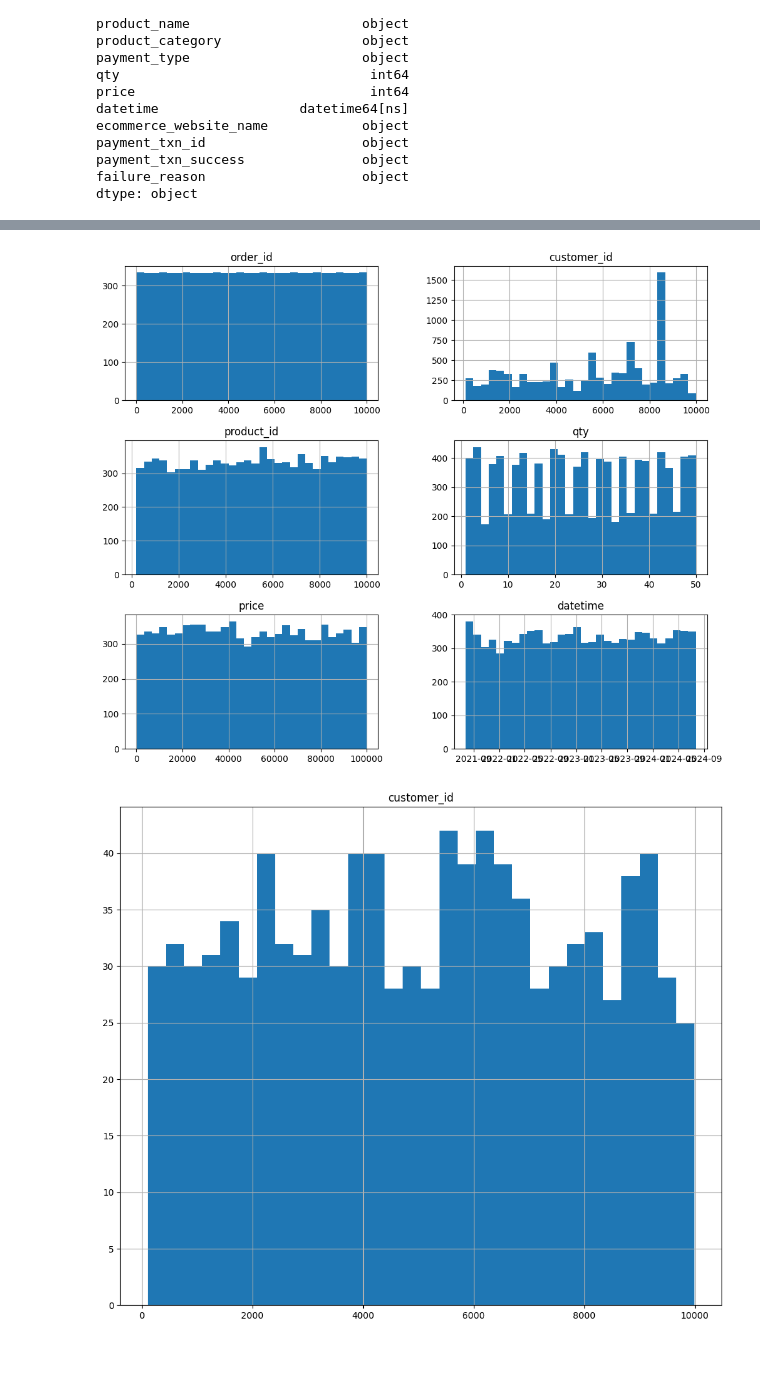
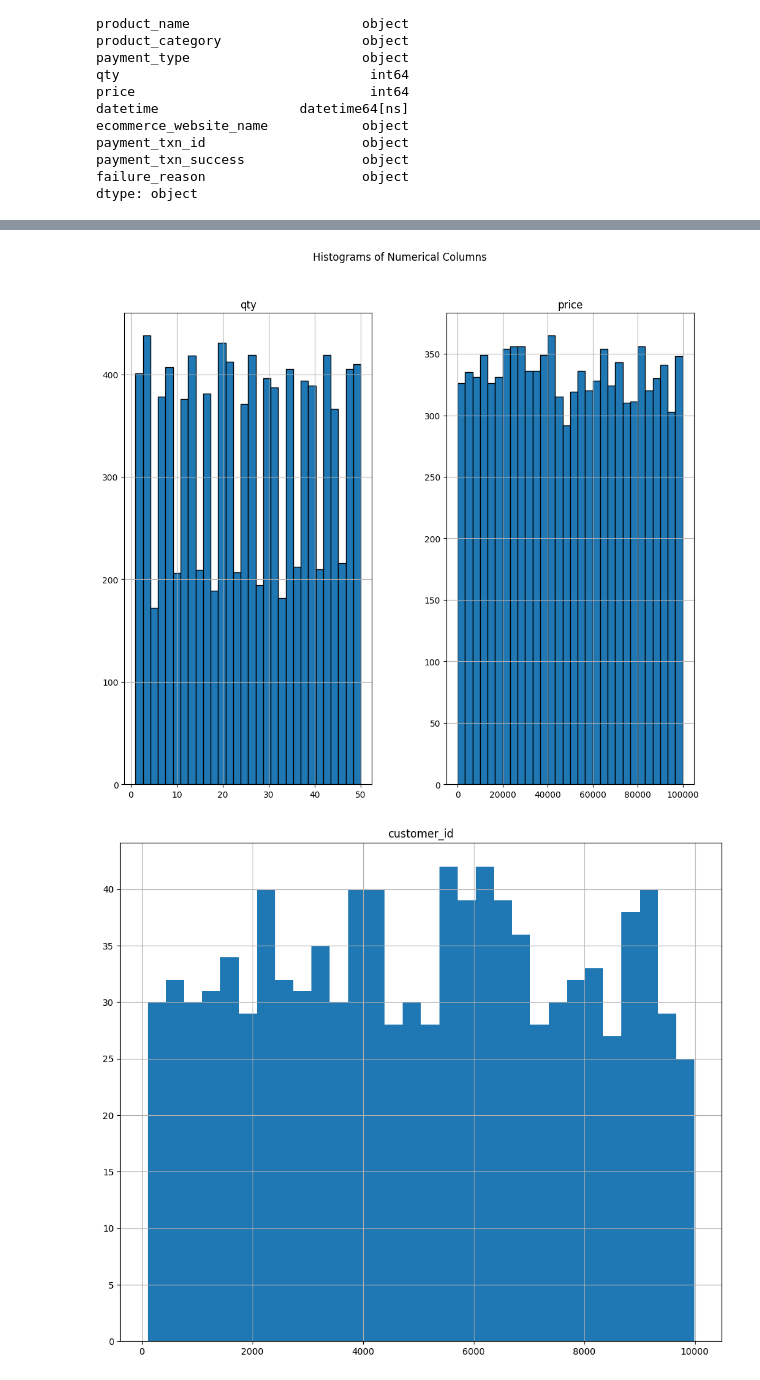
Before and after one commit to BaluPavanteja/P0, a Jupyter notebook: P0-Copy1.ipynb, the cells around one changed output, grey strips where cells are left out. Cells and saved outputs as stored; diff of their text form; code cells hidden in the pictures.

```diff
--- a/P0-Copy1.ipynb
+++ b/P0-Copy1.ipynb
@@ -305,9 +322,18 @@ plt.show()
 # %%
-# Histogram for each numerical column
-transaction_data.hist(figsize=(12, 10), bins=30)
+
+numerical_columns = ['qty', 'price']
+
+# Select only the numerical columns from the DataFrame
+transaction_data = transaction_data[numerical_columns]
+
+# Plot histograms for each numerical column
+transaction_data.hist(figsize=(12, 10), bins=30, edgecolor='black')
+
+# Show the plot
+plt.suptitle('Histograms of Numerical Columns')
 plt.show()
 # %% [output]
-[figure, old version]
+[figure, new version]
 # %%
 # Histogram for each numerical column
 customer_data.hist(figsize=(12, 10), bins=30)
```
Also changed, not shown: parts of 5 cells of this notebook.
